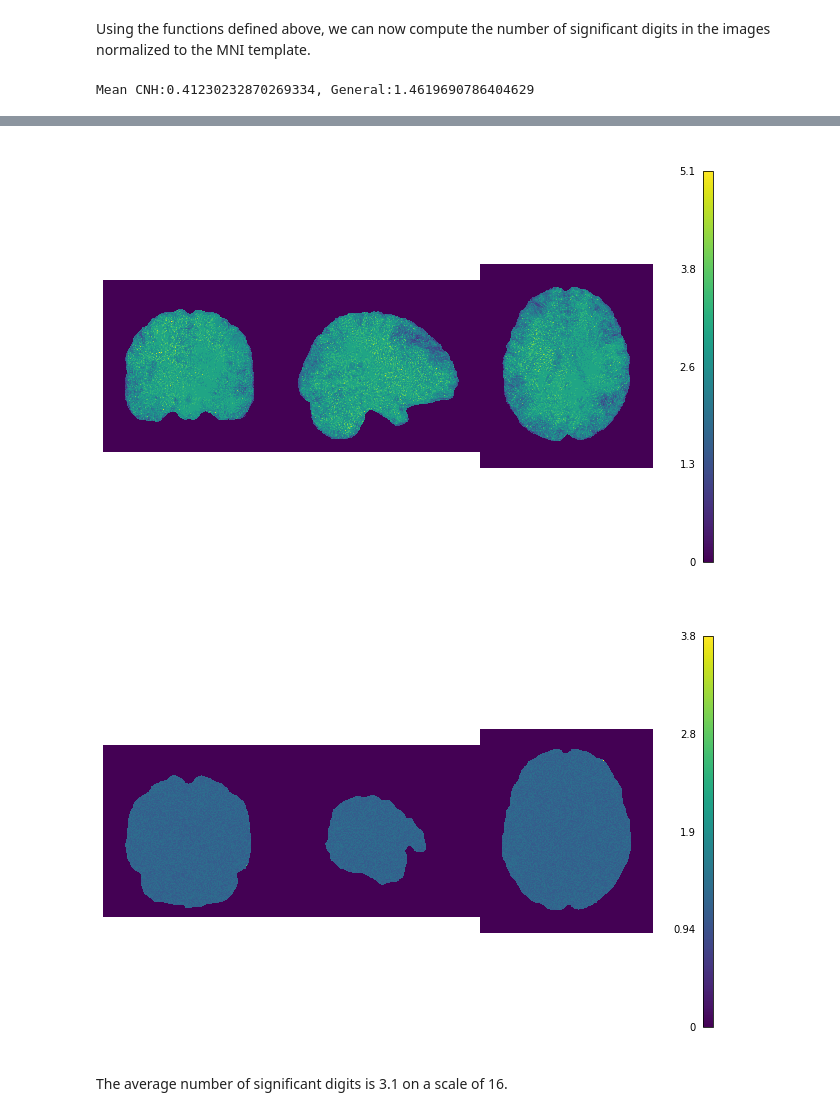
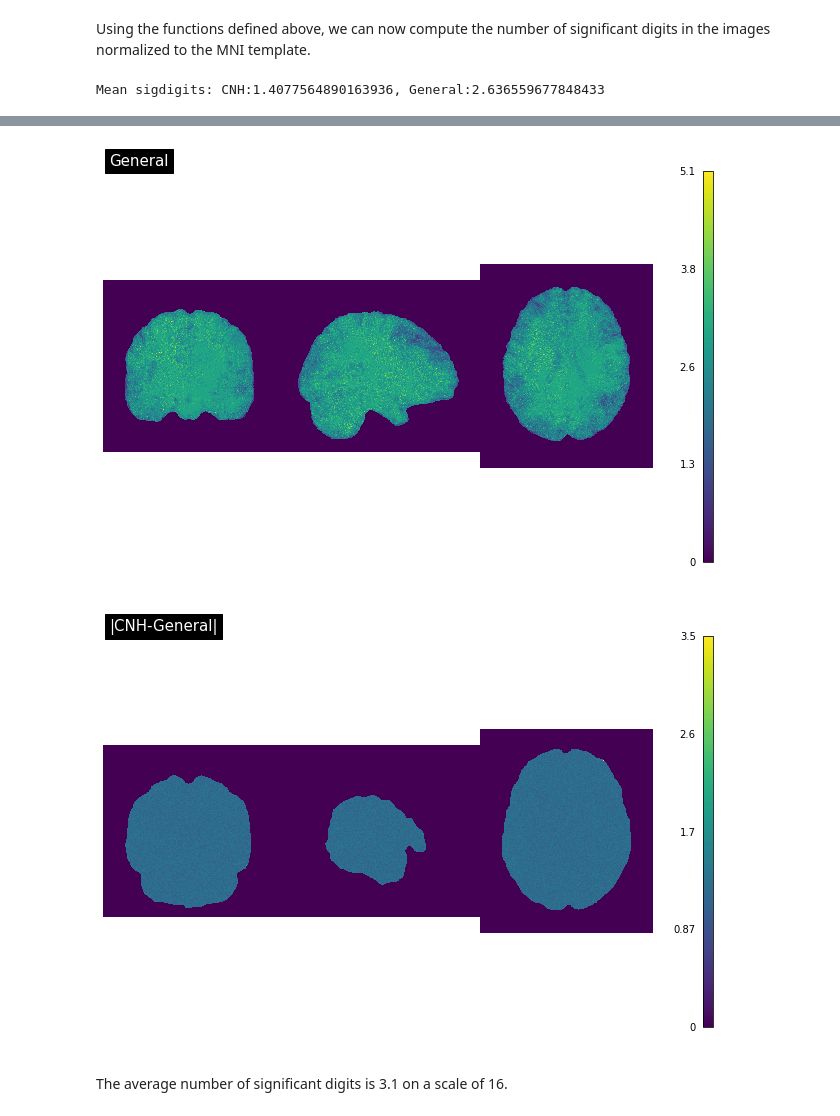
Before and after one commit to yohanchatelain/fuzzy-fmriprep, a Jupyter notebook: sigdigits.ipynb, the cells around one changed output, grey strips where cells are left out. Drawn from its saved outputs; the diff is of its cells as text; code cells hidden in the pictures.

```diff
--- a/sigdigits.ipynb
+++ b/sigdigits.ipynb
@@ -49,8 +49,8 @@ def sigdig_general(array, base=2, axis=0):
     reference=np.mean(array,axis=axis,dtype=np.float64)
     s= sigdigits.significant_digits(array,
                                     reference=reference,
-                                    probability=0.99,
-                                    confidence=0.95,
+                                    probability=0.66,
+                                    confidence=0.66,
                                     axis=axis,
                                     method=sigdigits.Method.General,
                                     precision=sd_precision,
@@ -63,13 +63,13 @@ def sigdig_general(array, base=2, axis=0):
     return np.array(s,dtype=np.float64)
 
 
-def plot_array(array, cmap=mpl.cm.viridis):
+def plot_array(array, cmap=mpl.cm.viridis, title=""):
     fig, axes = plt.subplots(nrows=1,ncols=1,figsize=(11, 8))
     ni_img = nib.Nifti1Image(array, nib.load(image_files[0]).affine)
 
     #fig.suptitle("(b) Distributions of significant bits averaged among 20 subjects on MNI space", fontsize=14)
     nilp.plot_img(ni_img, draw_cross=False, cmap=cmap, axes=axes,
-                  annotate=False, black_bg=False, colorbar=True)
+                  annotate=False, black_bg=False, colorbar=True, title=title)
 # %% [markdown]
 # Spatial normalization
 # %% [markdown]
@@ -94,21 +94,23 @@ sigdigs_cnh = sigdig_cnh(array, base=10, axis=0)
 sigdigs_gen = sigdig_general(array, base=10, axis=0)
 
 # Mean sigdigits
-m_cnh=np.nanmean(sigdigs_cnh)
-m_gen=np.nanmean(sigdigs_gen)
-print(f"Mean CNH:{m_cnh}, General:{m_gen}")
+x = mask.get_fdata().astype('bool')
+m_cnh=np.nanmean(sigdigs_cnh[x])
+x = mask.get_fdata().astype('bool')
+m_gen=np.nanmean(sigdigs_gen[x])
+print(f"Mean sigdigits: CNH:{m_cnh}, General:{m_gen}")
 
 # Plot masked sigdigits (CNH)
 mask_data = mask.get_fdata()
 masked_sigdigs_cnh = np.where(mask_data>0, sigdigs_cnh, mask_data)
-plot_array(masked_sigdigs_cnh)
+plot_array(masked_sigdigs_cnh, title="CNH")
 
 # Plot masked sigdigits (General)
 mask_data = mask.get_fdata()
 masked_sigdigs_gen = np.where(mask_data>0, sigdigs_gen, mask_data)
-plot_array(masked_sigdigs_gen)
+plot_array(masked_sigdigs_gen, title="General")
 
 # Diff between CNH and General
-plot_array(np.abs(masked_sigdigs_cnh - masked_sigdigs_gen))
+plot_array(np.abs(masked_sigdigs_cnh - masked_sigdigs_gen),title="|CNH-General|")
 # %% [output]
-Mean CNH:0.41230232870269334, General:1.4619690786404629
+Mean sigdigits: CNH:1.4077564890163936, General:2.636559677848433
@@ -116,5 +118,5 @@ Mean CNH:0.41230232870269334, General:1.4619690786404629
-[figure, old version]
+[figure, new version]
-[figure, old version]
+[figure, new version]
 # %% [markdown]
 The average number of significant digits is 3.1 on a scale of 16.
 # %% [markdown]
```
Also changed, not shown: parts of 3 cells of this notebook.
